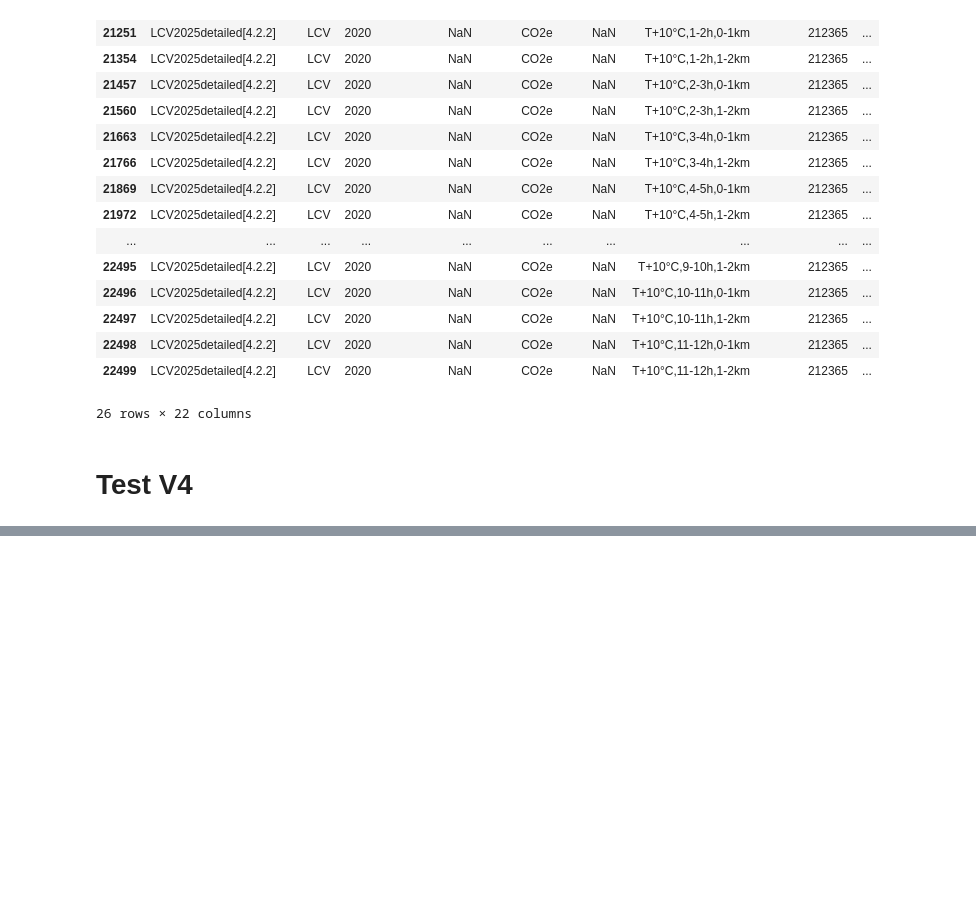
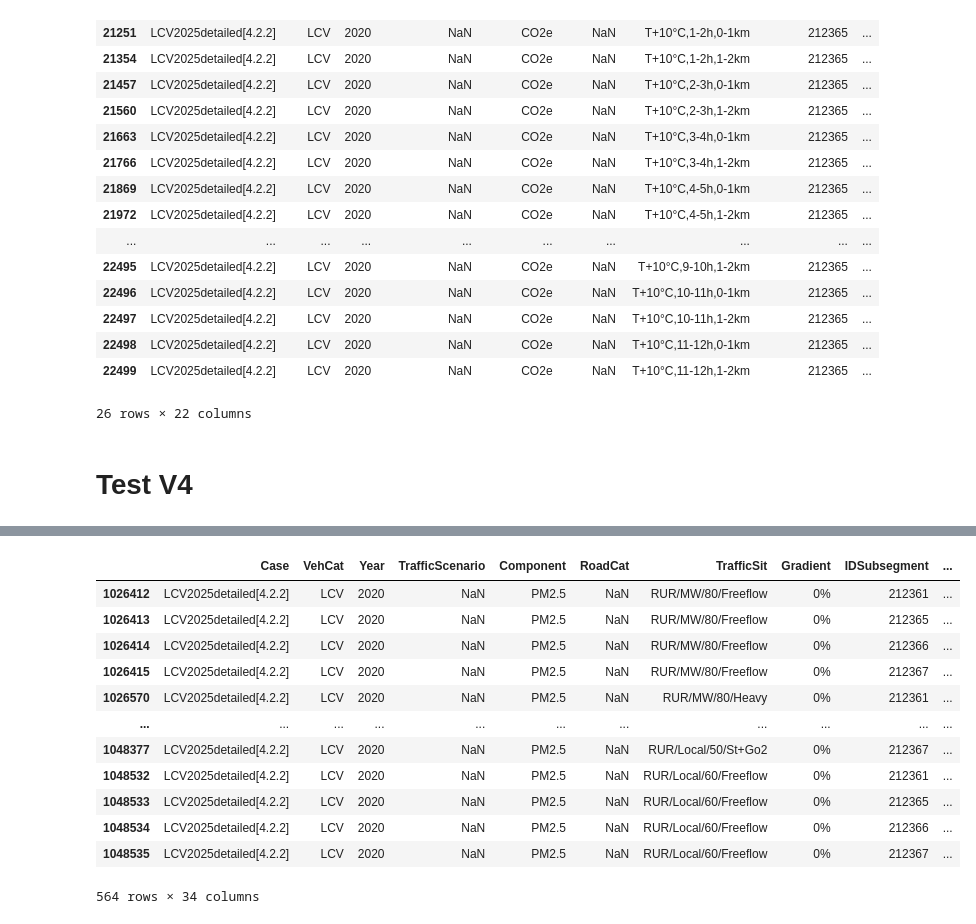
Before and after one commit to XanderPENG/matsim-xp, a Jupyter notebook: src/main/python/freight_emission/convert_hbefa_tables.ipynb, the cells around one changed output, grey strips where cells are left out. Drawn from its saved outputs; the diff is of its cells as text; code cells hidden in the pictures; blank space fills up the shorter version.

```diff
--- a/src/main/python/freight_emission/convert_hbefa_tables.ipynb
+++ b/src/main/python/freight_emission/convert_hbefa_tables.ipynb
@@ -542,0 +587,18 @@ lcv_cold_processed[lcv_cold_processed['Subsegment'] == 'LCV petrol N1-III Euro-6
+# %%
+test_warm_lcv[(test_warm_lcv['EmConcept']=='LCV P Euro-6')
+                   & (test_warm_lcv['Component']=='PM2.5')
+                    & (test_warm_lcv['SizeClasse']=='N1-III')]
+# %% [output]
+|  | Case | VehCat | Year | TrafficScenario | Component | RoadCat | TrafficSit | Gradient | IDSubsegment | ... |
+| 1026412 | LCV2025detailed[4.2.2] | LCV | 2020 | NaN | PM2.5 | NaN | RUR/MW/80/Freeflow | 0% | 212361 | ... |
+| 1026413 | LCV2025detailed[4.2.2] | LCV | 2020 | NaN | PM2.5 | NaN | RUR/MW/80/Freeflow | 0% | 212365 | ... |
+| 1026414 | LCV2025detailed[4.2.2] | LCV | 2020 | NaN | PM2.5 | NaN | RUR/MW/80/Freeflow | 0% | 212366 | ... |
+| 1026415 | LCV2025detailed[4.2.2] | LCV | 2020 | NaN | PM2.5 | NaN | RUR/MW/80/Freeflow | 0% | 212367 | ... |
+| 1026570 | LCV2025detailed[4.2.2] | LCV | 2020 | NaN | PM2.5 | NaN | RUR/MW/80/Heavy | 0% | 212361 | ... |
+| ... | ... | ... | ... | ... | ... | ... | ... | ... | ... | ... |
+| 1048377 | LCV2025detailed[4.2.2] | LCV | 2020 | NaN | PM2.5 | NaN | RUR/Local/50/St+Go2 | 0% | 212367 | ... |
+| 1048532 | LCV2025detailed[4.2.2] | LCV | 2020 | NaN | PM2.5 | NaN | RUR/Local/60/Freeflow | 0% | 212361 | ... |
+| 1048533 | LCV2025detailed[4.2.2] | LCV | 2020 | NaN | PM2.5 | NaN | RUR/Local/60/Freeflow | 0% | 212365 | ... |
+| 1048534 | LCV2025detailed[4.2.2] | LCV | 2020 | NaN | PM2.5 | NaN | RUR/Local/60/Freeflow | 0% | 212366 | ... |
+| 1048535 | LCV2025detailed[4.2.2] | LCV | 2020 | NaN | PM2.5 | NaN | RUR/Local/60/Freeflow | 0% | 212367 | ... |
+564 rows × 34 columns
```
Also changed, not shown: parts of 19 cells of this notebook, 1 other file.
